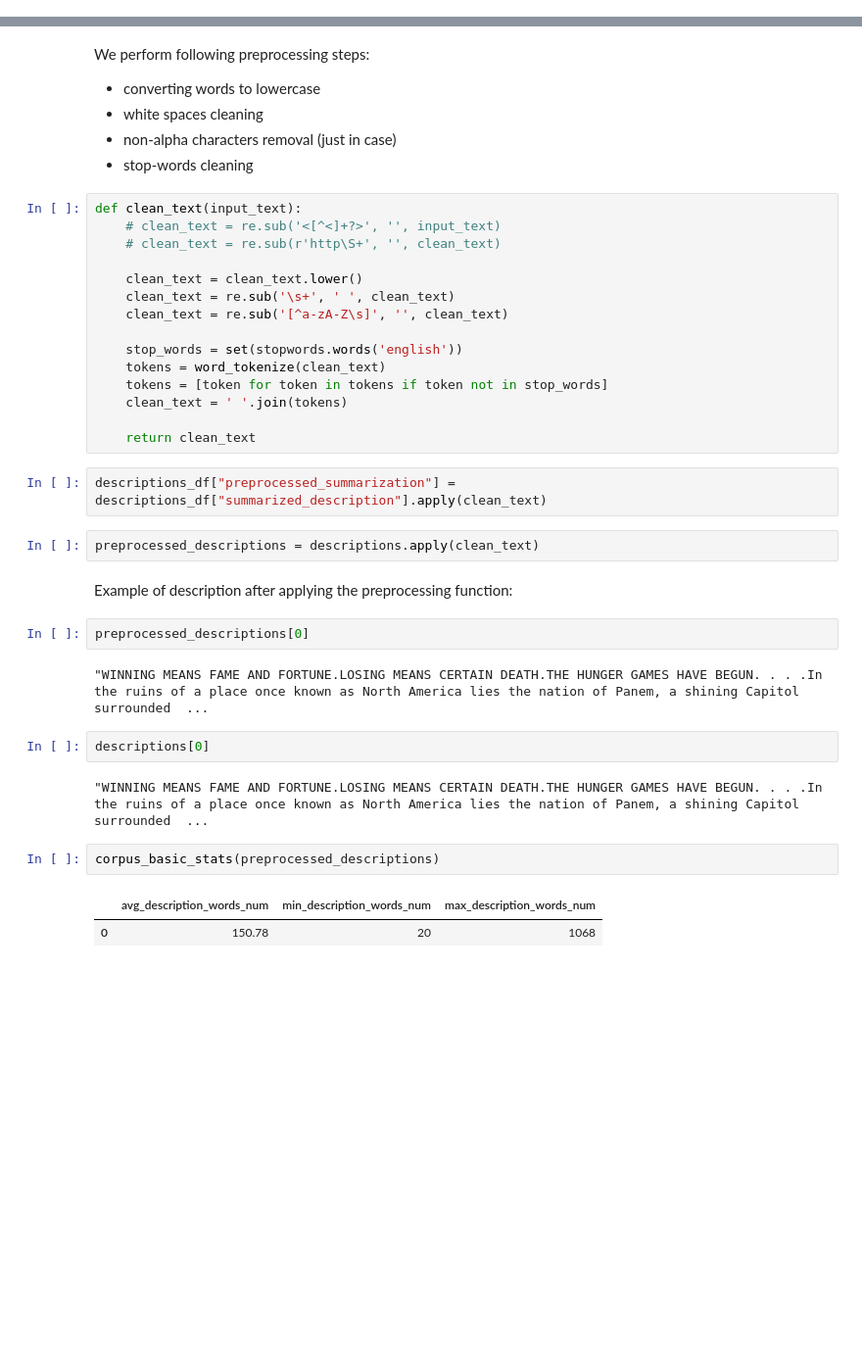
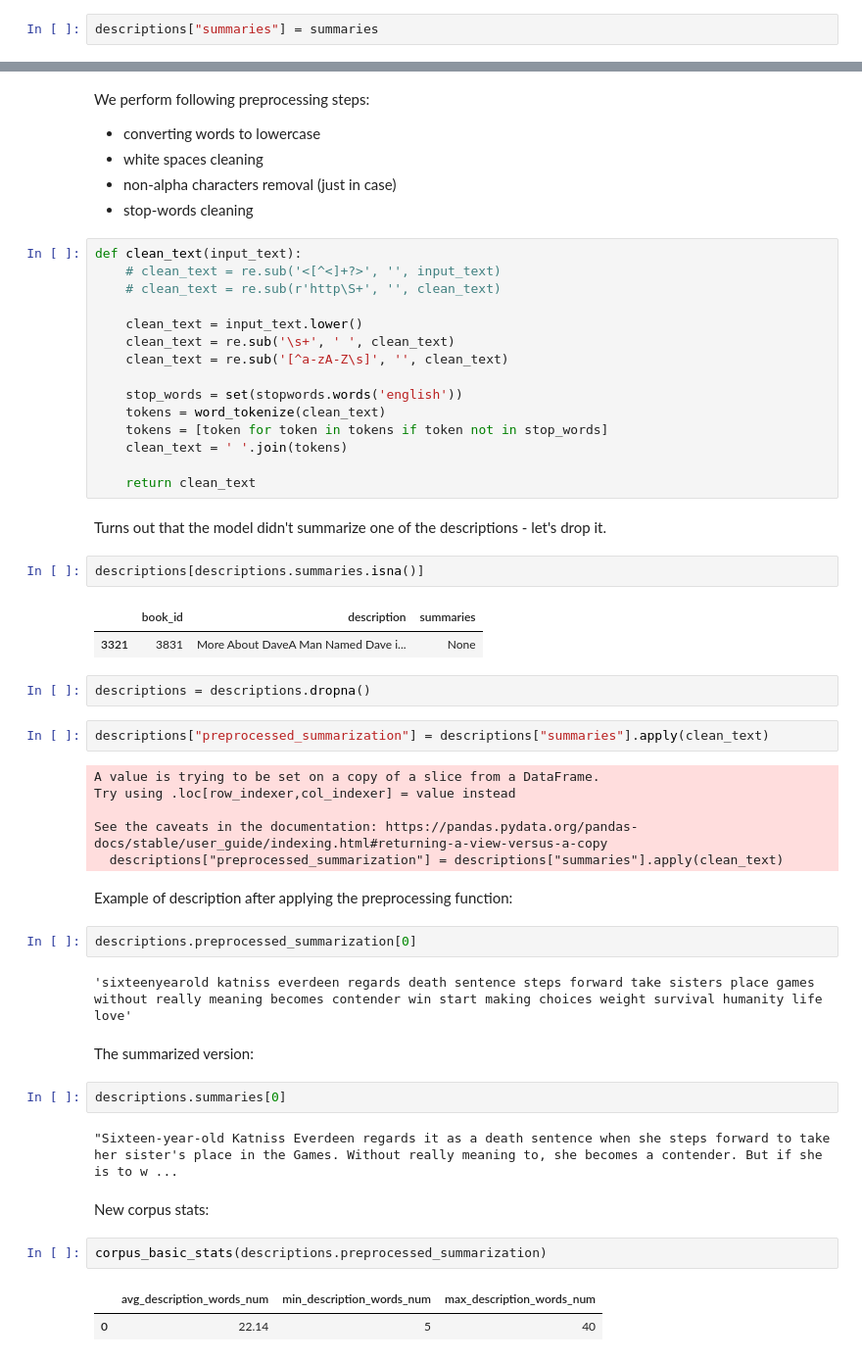
Before and after one commit to jaszczurinho/Recommendation-system, a Jupyter notebook: Description_EDA_preprocessing.ipynb, the cells around one changed output, grey strips where cells are left out. Shown at 98% size. Saved outputs shown, nothing was run; the diff lists cells and outputs as text; blank space fills up the shorter version.

Commit message:
Summarization and preprocessing

```diff
--- a/Description_EDA_preprocessing.ipynb
+++ b/Description_EDA_preprocessing.ipynb
@@ -251,3 +282,5 @@ KeyboardInterrupt:
+# %%
+descriptions["summaries"] = summaries
 # %% [markdown]
 ### Data cleaning
 # %% [markdown]
@@ -261,7 +294,7 @@ def clean_text(input_text):
     # clean_text = re.sub('<[^<]+?>', '', input_text)
     # clean_text = re.sub(r'http\S+', '', clean_text)
 
-    clean_text = clean_text.lower()
+    clean_text = input_text.lower()
     clean_text = re.sub('\s+', ' ', clean_text)
     clean_text = re.sub('[^a-zA-Z\s]', '', clean_text)
 
@@ -271,22 +304,39 @@ def clean_text(input_text):
     clean_text = ' '.join(tokens)
 
     return clean_text
+# %% [markdown]
+Turns out that the model didn't summarize one of the descriptions - let's drop it.
+# %%
+descriptions[descriptions.summaries.isna()]
+# %% [output]
+|  | book_id | description | summaries |
+| 3321 | 3831 | More About DaveA Man Named Dave i... | None |
+# %%
+descriptions = descriptions.dropna()
 # %%
-descriptions_df["preprocessed_summarization"] = descriptions_df["summarized_description"].apply(clean_text)
+descriptions["preprocessed_summarization"] = descriptions["summaries"].apply(clean_text)
+# %% [output]
+A value is trying to be set on a copy of a slice from a DataFrame.
+Try using .loc[row_indexer,col_indexer] = value instead
+
+See the caveats in the documentation: https://pandas.pydata.org/pandas-docs/stable/user_guide/indexing.html#returning-a-view-versus-a-copy
+  descriptions["preprocessed_summarization"] = descriptions["summaries"].apply(clean_text)
-# %%
-preprocessed_descriptions = descriptions.apply(clean_text)
 # %% [markdown]
 Example of description after applying the preprocessing function:
 # %%
-preprocessed_descriptions[0]
+descriptions.preprocessed_summarization[0]
 # %% [output]
-"WINNING MEANS FAME AND FORTUNE.LOSING MEANS CERTAIN DEATH.THE HUNGER GAMES HAVE BEGUN. . . .In the ruins of a place once known as North America lies the nation of Panem, a shining Capitol surrounded  ...
+'sixteenyearold katniss everdeen regards death sentence steps forward take sisters place games without really meaning becomes contender win start making choices weight survival humanity life love'
+# %% [markdown]
+The summarized version:
 # %%
-descriptions[0]
+descriptions.summaries[0]
 # %% [output]
-"WINNING MEANS FAME AND FORTUNE.LOSING MEANS CERTAIN DEATH.THE HUNGER GAMES HAVE BEGUN. . . .In the ruins of a place once known as North America lies the nation of Panem, a shining Capitol surrounded  ...
+"Sixteen-year-old Katniss Everdeen regards it as a death sentence when she steps forward to take her sister's place in the Games. Without really meaning to, she becomes a contender. But if she is to w ...
+# %% [markdown]
+New corpus stats:
 # %%
-corpus_basic_stats(preprocessed_descriptions)
+corpus_basic_stats(descriptions.preprocessed_summarization)
 # %% [output]
 |  | avg_description_words_num | min_description_words_num | max_description_words_num |
-| 0 | 150.78 | 20 | 1068 |
+| 0 | 22.14 | 5 | 40 |
```
Also changed, not shown: parts of 24 cells of this notebook, 1 other file.
